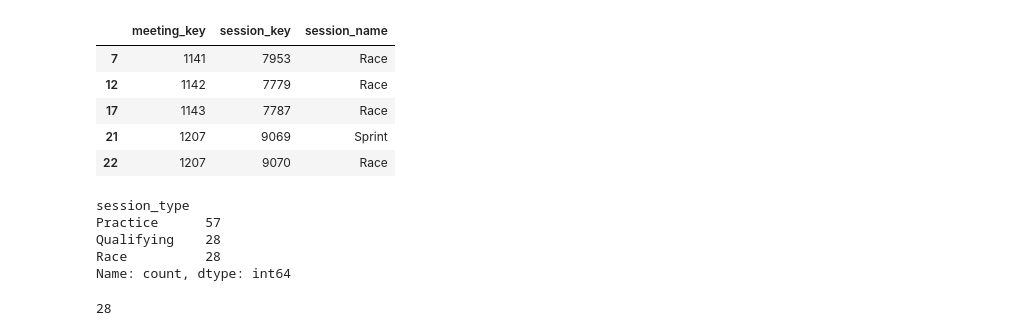
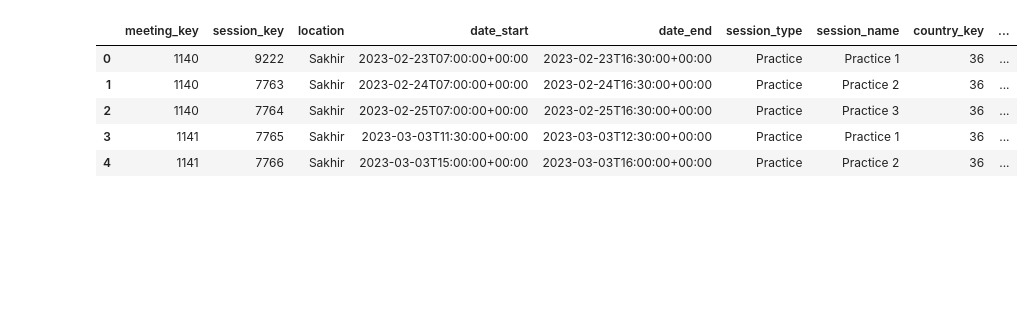
Before and after one commit to jordan-kesner/f1-modeling, a Jupyter notebook: notebooks/01-get-f1-data.ipynb, the cells around one changed output. Cells and saved outputs as stored; diff of their text form; code cells hidden in the pictures; blank space fills up the shorter version.

```diff
--- a/notebooks/01-get-f1-data.ipynb
+++ b/notebooks/01-get-f1-data.ipynb
@@ -7,20 +31,11 @@ import requests
 # %%
-response = requests.get("https://api.openf1.org/v1/sessions?year=2023")
-sessions = pd.DataFrame(response.json())
-race_sessions = sessions[sessions["session_type"] == "Race"]
-race_sessions[["meeting_key", "session_key", "session_name"]].head()
+session_url = f"https://api.openf1.org/v1/sessions?year=2023"
+sessions = pd.DataFrame(requests.get(session_url).json())
+sessions.head()
 # %% [output]
-|  | meeting_key | session_key | session_name |
-| 7 | 1141 | 7953 | Race |
-| 12 | 1142 | 7779 | Race |
-| 17 | 1143 | 7787 | Race |
-| 21 | 1207 | 9069 | Sprint |
-| 22 | 1207 | 9070 | Race |
+|  | meeting_key | session_key | location | date_start | date_end | session_type | session_name | country_key | ... |
+| 0 | 1140 | 9222 | Sakhir | 2023-02-23T07:00:00+00:00 | 2023-02-23T16:30:00+00:00 | Practice | Practice 1 | 36 | ... |
+| 1 | 1140 | 7763 | Sakhir | 2023-02-24T07:00:00+00:00 | 2023-02-24T16:30:00+00:00 | Practice | Practice 2 | 36 | ... |
+| 2 | 1140 | 7764 | Sakhir | 2023-02-25T07:00:00+00:00 | 2023-02-25T16:30:00+00:00 | Practice | Practice 3 | 36 | ... |
+| 3 | 1141 | 7765 | Sakhir | 2023-03-03T11:30:00+00:00 | 2023-03-03T12:30:00+00:00 | Practice | Practice 1 | 36 | ... |
+| 4 | 1141 | 7766 | Sakhir | 2023-03-03T15:00:00+00:00 | 2023-03-03T16:00:00+00:00 | Practice | Practice 2 | 36 | ... |
-# %%
-sessions["session_type"].value_counts()
-# %% [output]
-session_type
-Practice      57
-Qualifying    28
-Race          28
-Name: count, dtype: int64
@@ -39,4 +41,0 @@ keys = getRaceKeys("2023")
-# %%
-len(keys)
-# %% [output]
-28
```
Also changed, not shown: parts of 30 cells of this notebook, 1 other file.
